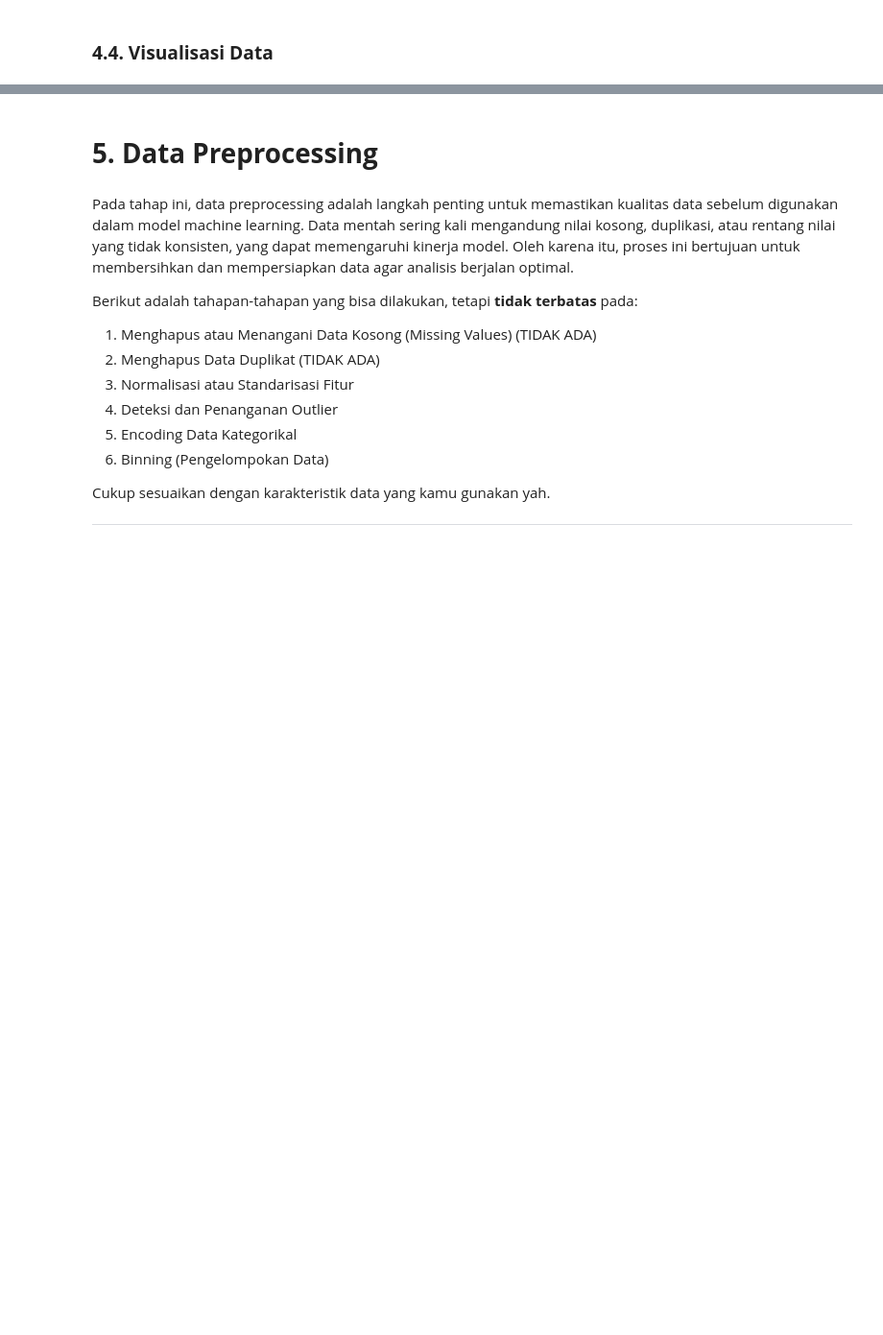
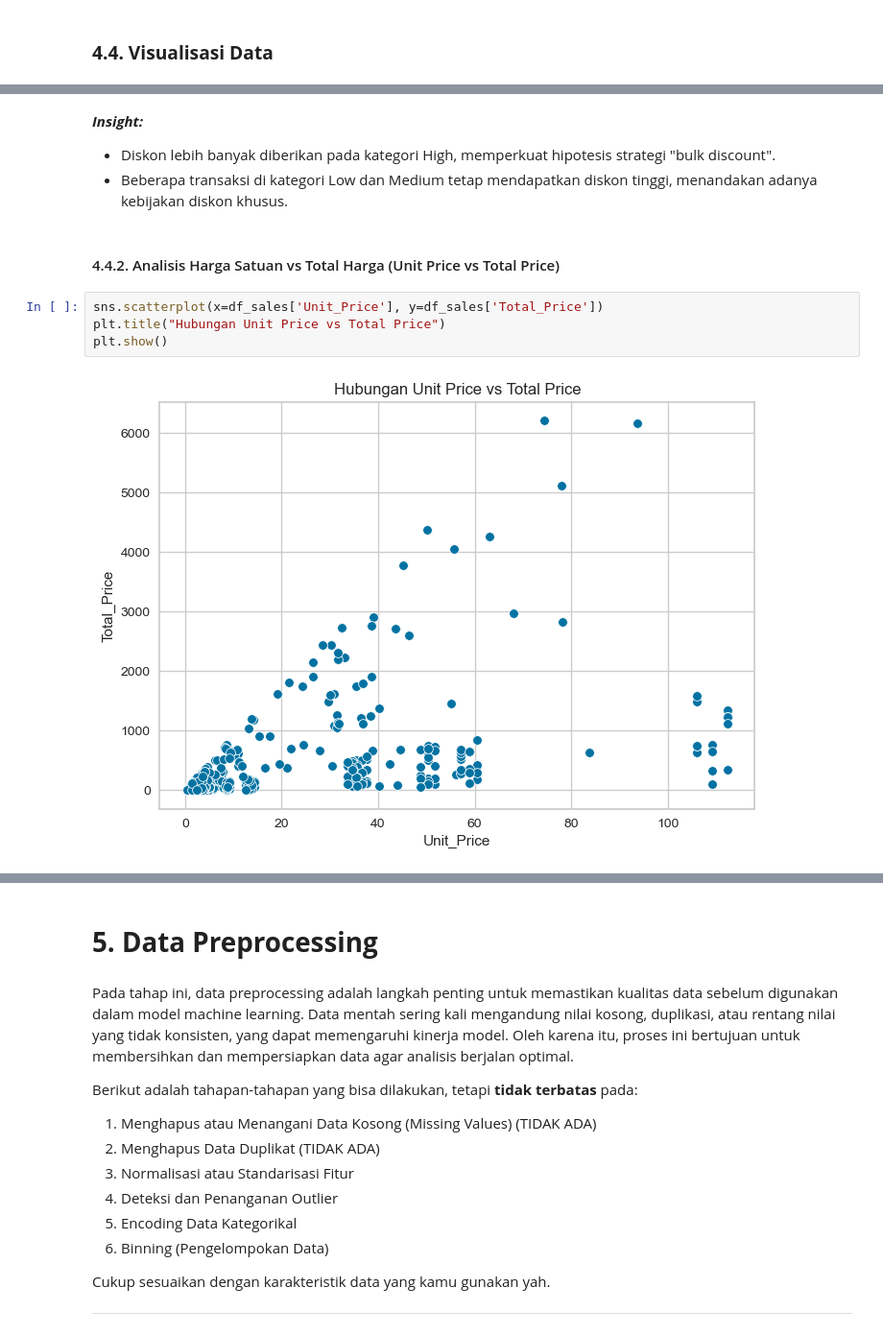
Before and after one commit to alouvre/BMLUP_DicodingSubmission_ProyekMembangunMachineLearning, a Jupyter notebook: [Clustering-1] Submission Akhir BMLP_Alifia Mustika Sari.ipynb, the cells around one changed output, grey strips where cells are left out. Shown at 96% size. Drawn from its saved outputs; the diff is of its cells as text; blank space fills up the shorter version.

```diff
--- a/[Clustering-1] Submission Akhir BMLP_Alifia Mustika Sari.ipynb
+++ b/[Clustering-1] Submission Akhir BMLP_Alifia Mustika Sari.ipynb
@@ -279,0 +400,12 @@ plot_correlation_matrix(df_sales)
+# %% [markdown]
+***Insight:***
+- Diskon lebih banyak diberikan pada kategori High, memperkuat hipotesis strategi "bulk discount".
+- Beberapa transaksi di kategori Low dan Medium tetap mendapatkan diskon tinggi, menandakan adanya kebijakan diskon khusus.
+# %% [markdown]
+#### 4.4.2. Analisis Harga Satuan vs Total Harga (Unit Price vs Total Price)
+# %%
+sns.scatterplot(x=df_sales['Unit_Price'], y=df_sales['Total_Price'])
+plt.title("Hubungan Unit Price vs Total Price")
+plt.show()
+# %% [output]
+[figure, added]
```
Also changed, not shown: parts of 28 cells of this notebook.
